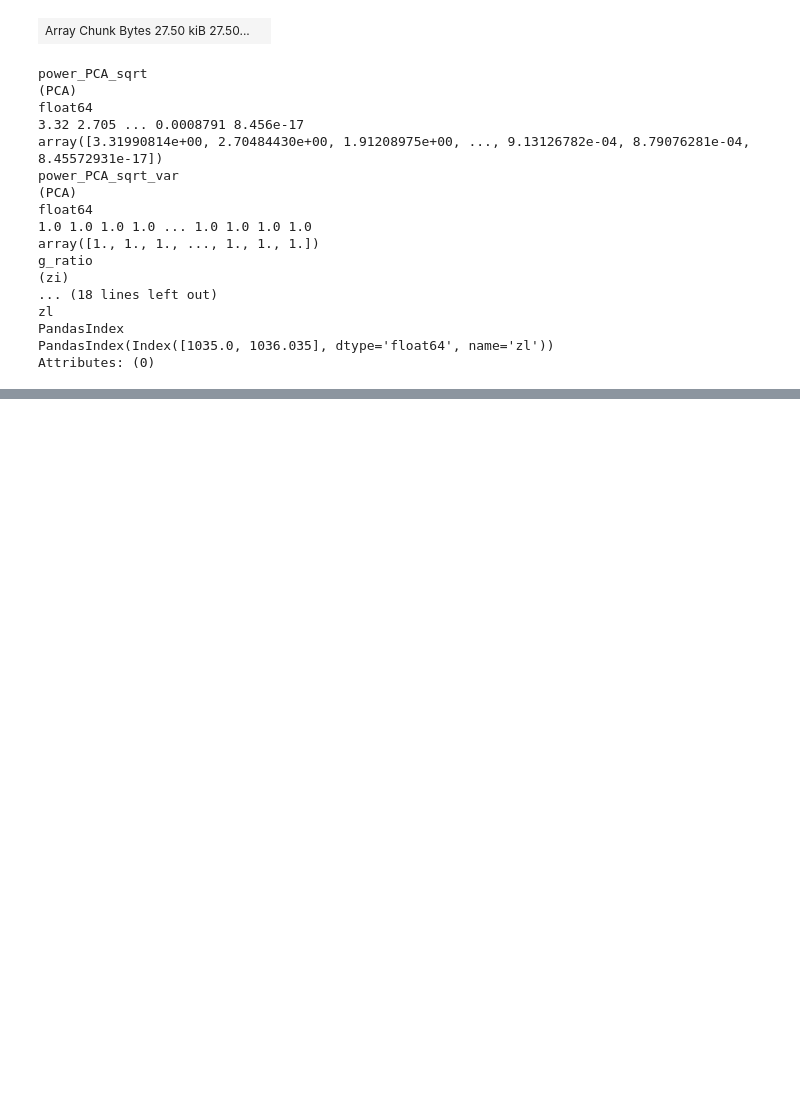
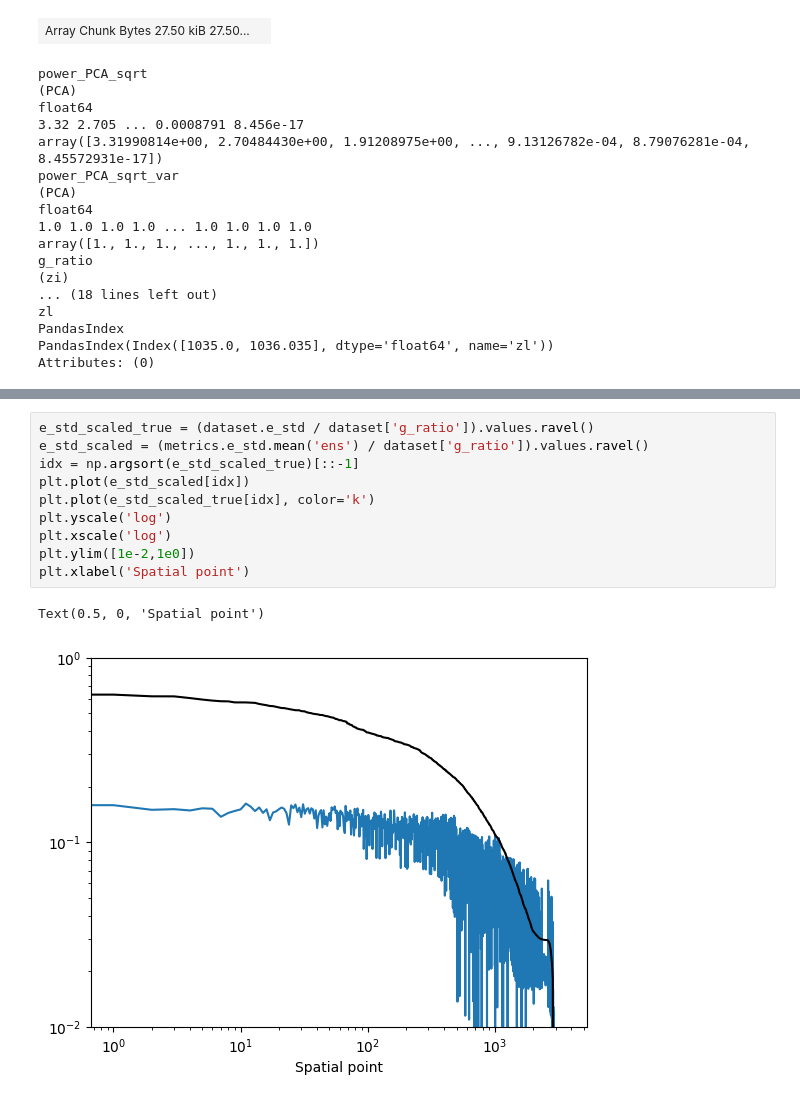
Before and after one commit to m2lines/calibration-MOM6, a Jupyter notebook: notebooks/PCA_loss_function.ipynb, the cells around one changed output, grey strips where cells are left out. Drawn from its saved outputs; the diff is of its cells as text; blank space fills up the shorter version.

```diff
--- a/notebooks/PCA_loss_function.ipynb
+++ b/notebooks/PCA_loss_function.ipynb
@@ -650,0 +672,13 @@ Attributes: (0)
+# %%
+e_std_scaled_true = (dataset.e_std / dataset['g_ratio']).values.ravel()
+e_std_scaled = (metrics.e_std.mean('ens') / dataset['g_ratio']).values.ravel()
+idx = np.argsort(e_std_scaled_true)[::-1]
+plt.plot(e_std_scaled[idx])
+plt.plot(e_std_scaled_true[idx], color='k')
+plt.yscale('log')
+plt.xscale('log')
+plt.ylim([1e-2,1e0])
+plt.xlabel('Spatial point')
+# %% [output]
+Text(0.5, 0, 'Spatial point')
+[figure, added]
```
Also changed, not shown: parts of 56 cells of this notebook, 1 other file.
